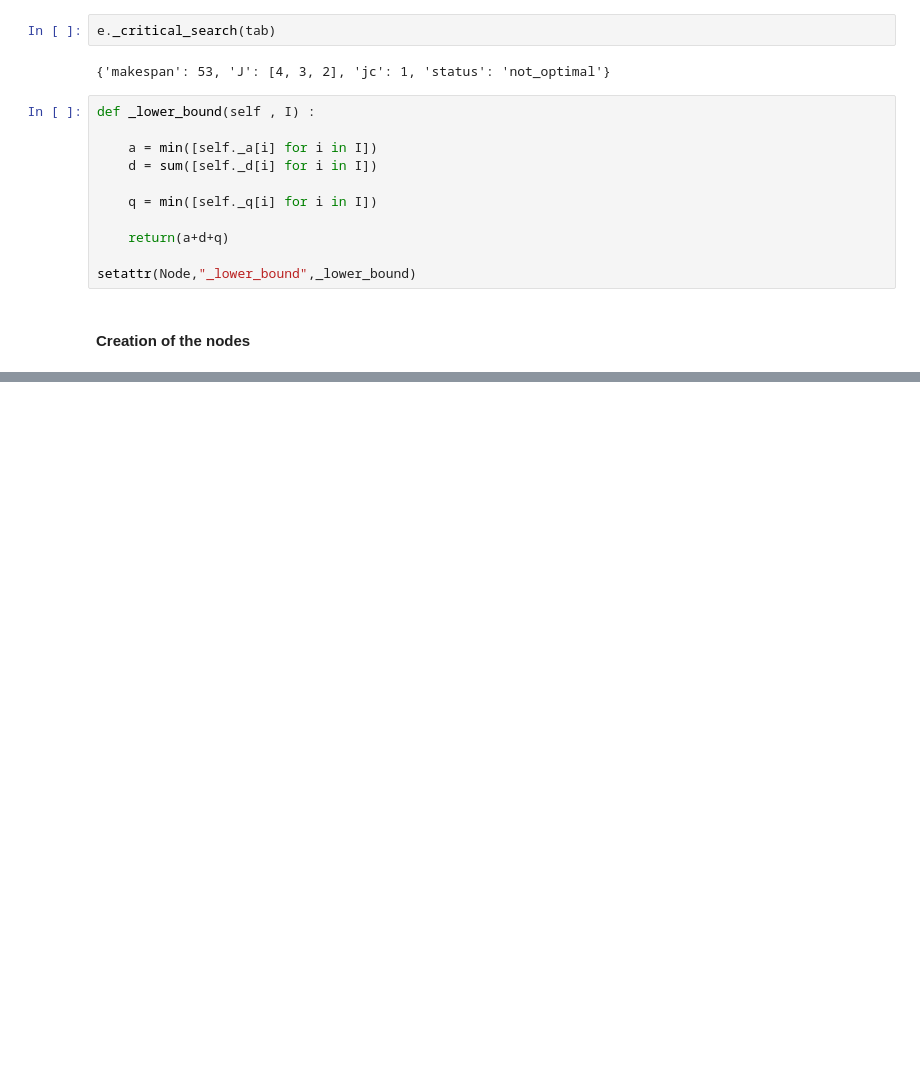
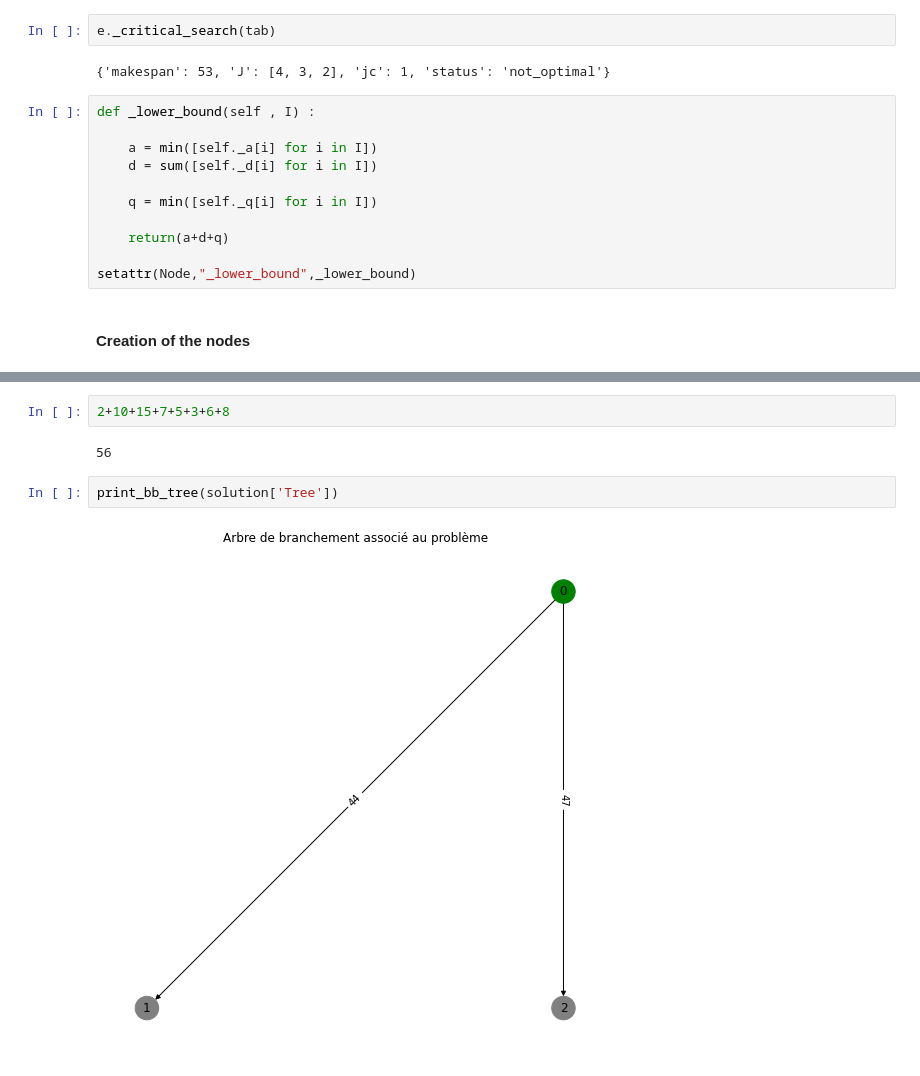
Before and after one commit to lolofo/ro_project_4gm, a Jupyter notebook: Node/prog_node.ipynb, the cells around one changed output, grey strips where cells are left out. Drawn from its saved outputs; the diff is of its cells as text; blank space fills up the shorter version.

```diff
--- a/Node/prog_node.ipynb
+++ b/Node/prog_node.ipynb
@@ -569,0 +730,8 @@ branch_n_bound(N , a , d , q)
+# %%
+2+10+15+7+5+3+6+8
+# %% [output]
+56
+# %%
+print_bb_tree(solution['Tree'])
+# %% [output]
+[figure, added]
```
Also changed, not shown: parts of 13 cells of this notebook.
